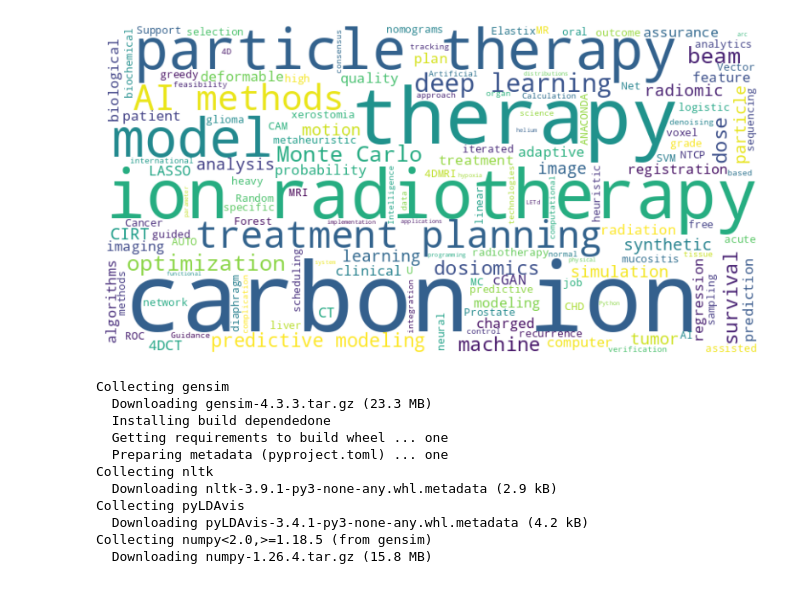
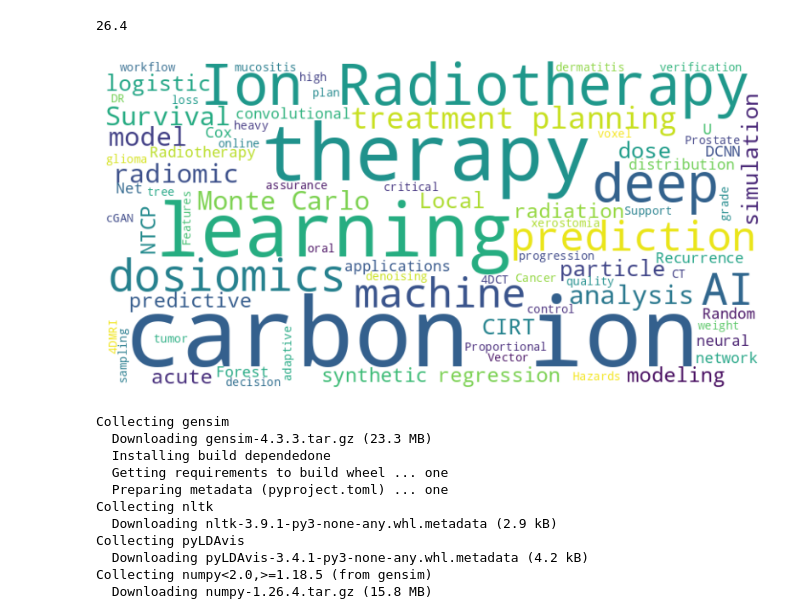
Before and after one commit to sithin-cnao/llm_review, a Jupyter notebook: notebooks/analysis.ipynb, the cells around one changed output. Cells and saved outputs as stored; diff of their text form; code cells hidden in the pictures.

```diff
--- a/notebooks/analysis.ipynb
+++ b/notebooks/analysis.ipynb
@@ -0,0 +6,26 @@
+# %%
+OUT_DIR = "results"
+COLUMNS = ["key", "title", "authors", "journal", "year", "abstract", "keywords", "notes"]
+
+raw = pd.read_csv(os.path.join("..","dataset/screening/articles_final_072025.csv"))[COLUMNS]
+ai_decision = pd.read_csv(os.path.join("results/ai_decision.csv"))
+# %%
+human_decision = {}
+
+for i, row in raw.iterrows():
+
+    row_dict = row.to_dict()
+
+    review_notes = row_dict["notes"]
+    review_dict = ast.literal_eval(re.findall(r"\{.*?\}", review_notes)[0].replace("=>",":"))
+
+    decision = 0 if review_dict["Giulia"]=="Excluded" else 1
+
+
+    for key,value in row_dict.items():
+       human_decision.setdefault(key,[]).append(value)
+
+    human_decision.setdefault("human_decision", []).append(decision)
+
+human_decision = pd.DataFrame(human_decision)
+human_decision.to_csv(os.path.join("results", "human_decision.csv"), index=False)
@@ -5,4 +82,8 @@ from wordcloud import WordCloud
 # %%
 import pandas as pd
 df = pd.read_csv("results/ai_decision.csv")
+# %%
+0.88 * 30
+# %% [output]
+26.4
 # %%
@@ -10,22 +100,24 @@ text = " ".join(df["keywords"][df.decision==1].to_list())
+# %%
+gt = " ".join(decision["keywords"][(decision.human_decision==1)].to_list())
 # %%
 # Sample text
 # text = """
 # Python is amazing. Seaborn makes beautiful plots.
 # Word clouds are a fun way to visualize text data.
 # Machine learning, deep learning, AI, data science.
 # """
 
 # Generate word cloud
-wordcloud = WordCloud(width=800, height=400, background_color='white', colormap='viridis', random_state=0).generate(text)
+wordcloud = WordCloud(width=800, height=400, background_color='white', colormap='viridis', random_state=0).generate(gt)
 
 # Plot
 plt.figure(figsize=(10, 5))
 plt.imshow(wordcloud, interpolation='bilinear')
 plt.axis('off')  # Turn off axis
 # plt.title('Word Cloud Example with Seaborn Style', fontsize=20)
 plt.show()
 # %% [output]
-[figure, old version]
+[figure, new version]
 # %%
 !pip install gensim nltk pyLDAvis
 # %% [output]
```
Also changed, not shown: parts of 8 cells of this notebook, 14 other files.
